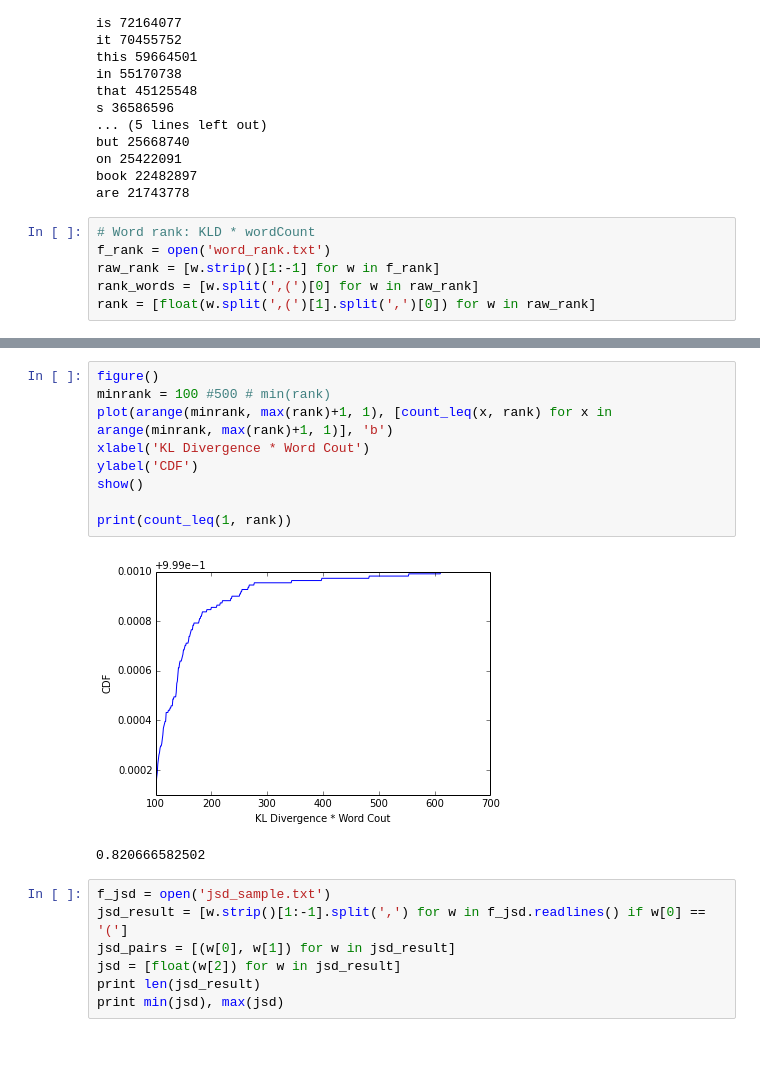
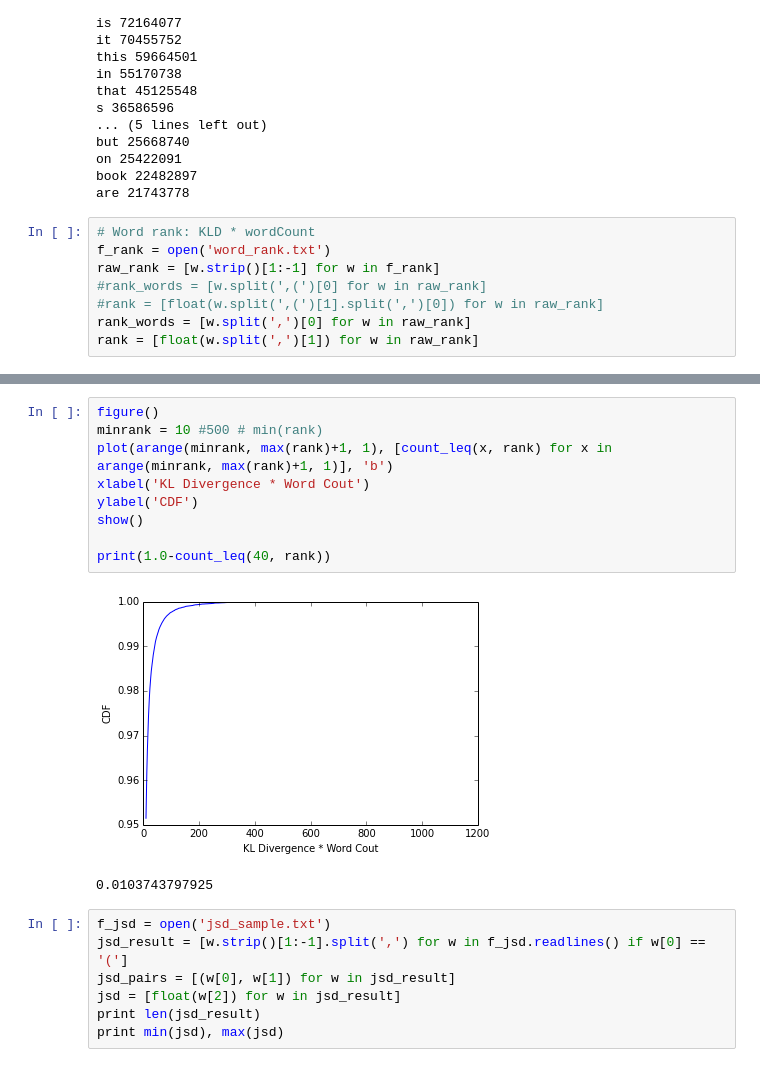
Before and after one commit to arapat/AmazonTopics, a Jupyter notebook: notebook/Amazon.ipynb, the cells around one changed output, grey strips where cells are left out. Cells and saved outputs as stored; diff of their text form.

```diff
--- a/notebook/Amazon.ipynb
+++ b/notebook/Amazon.ipynb
@@ -164,8 +164,10 @@ are 21743778
 # Word rank: KLD * wordCount
 f_rank = open('word_rank.txt')
 raw_rank = [w.strip()[1:-1] for w in f_rank]
-rank_words = [w.split(',(')[0] for w in raw_rank]
-rank = [float(w.split(',(')[1].split(',')[0]) for w in raw_rank]
+#rank_words = [w.split(',(')[0] for w in raw_rank]
+#rank = [float(w.split(',(')[1].split(',')[0]) for w in raw_rank]
+rank_words = [w.split(',')[0] for w in raw_rank]
+rank = [float(w.split(',')[1]) for w in raw_rank]
 # %%
 from nltk.corpus import stopwords
 
@@ -204,15 +205,15 @@ firtsly 0.00140215173213
 # %%
 figure()
-minrank = 100 #500 # min(rank)
+minrank = 10 #500 # min(rank)
 plot(arange(minrank, max(rank)+1, 1), [count_leq(x, rank) for x in arange(minrank, max(rank)+1, 1)], 'b')
 xlabel('KL Divergence * Word Cout')
 ylabel('CDF')
 show()
 
-print(count_leq(1, rank))
+print(1.0-count_leq(40, rank))
 # %% [output]
-[figure, old version]
+[figure, new version]
-0.820666582502
+0.0103743797925
 # %%
 f_jsd = open('jsd_sample.txt')
 jsd_result = [w.strip()[1:-1].split(',') for w in f_jsd.readlines() if w[0] == '(']
```
Also changed, not shown: parts of 5 cells of this notebook.
